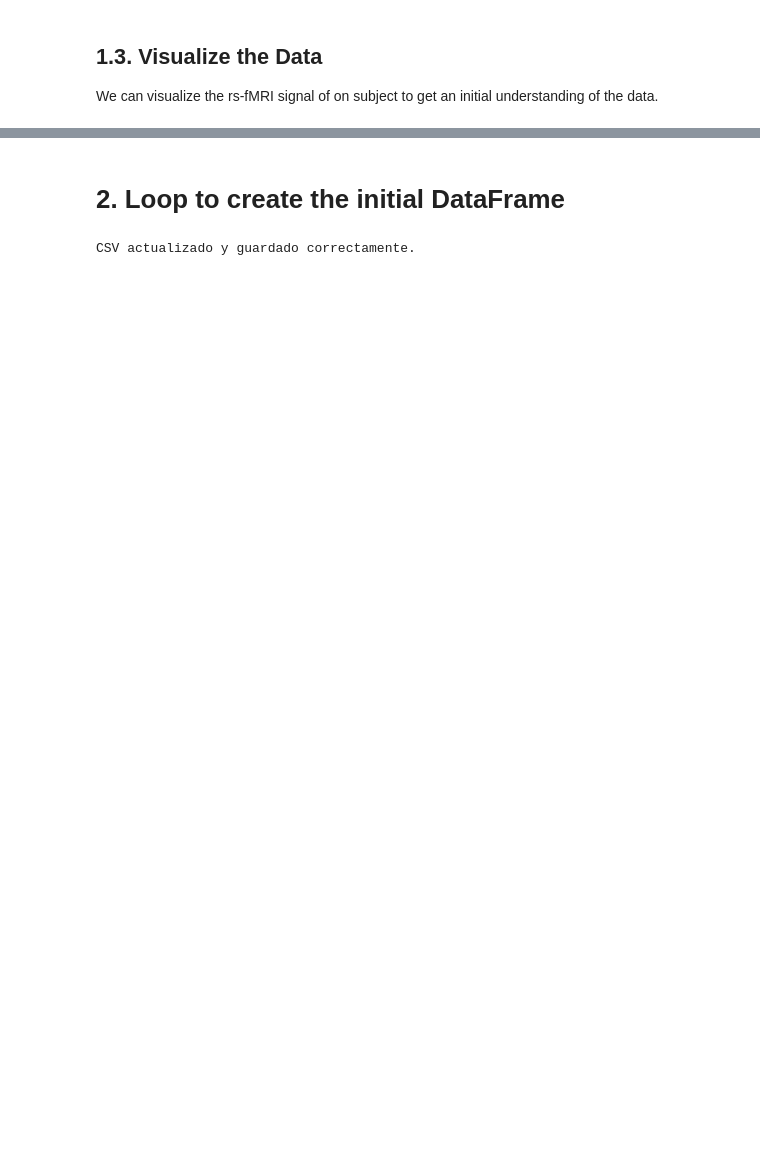
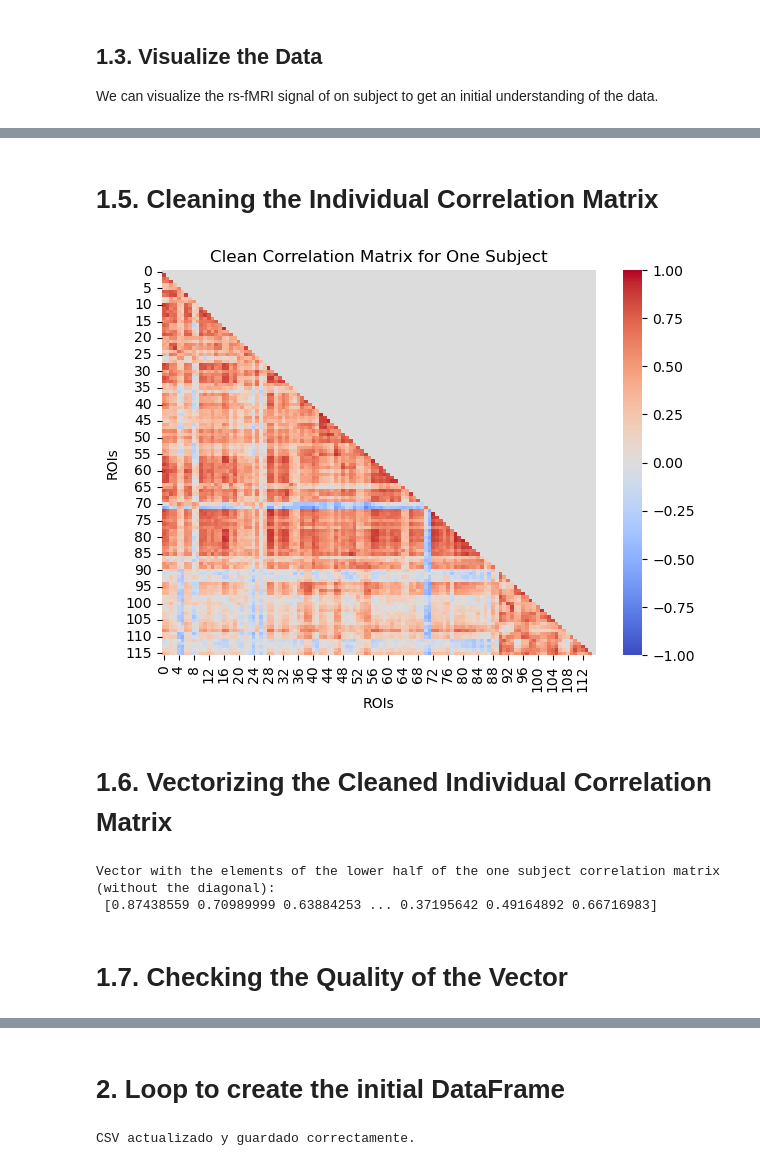
Before and after one commit to AgustinNR/BrainHack-BsAs-Humai-Team1, a Jupyter notebook: ADHD-fRMI-ROI-Classification-Project.ipynb, the cells around one changed output, grey strips where cells are left out. Drawn from its saved outputs; the diff is of its cells as text; code cells hidden in the pictures; blank space fills up the shorter version.

```diff
--- a/ADHD-fRMI-ROI-Classification-Project.ipynb
+++ b/ADHD-fRMI-ROI-Classification-Project.ipynb
@@ -106,0 +140,27 @@ plt.show()
+# %% [markdown]
+# 1.5. Cleaning the Individual Correlation Matrix
+# %%
+#Plotting just the lower triangule of the correlation matrix:
+lower_triangule = np.tril(correlation_matrix, k=-1)
+
+plt.figure(figsize=(7, 5))
+sns.heatmap(lower_triangule, annot=False, cmap='coolwarm', vmin=-1, vmax=1)
+plt.title('Clean Correlation Matrix for One Subject')
+plt.xlabel('ROIs')
+plt.ylabel('ROIs')
+plt.show()
+# %% [output]
+[figure, added]
+# %% [markdown]
+# 1.6. Vectorizing the Cleaned Individual Correlation Matrix
+# %%
+lower_triangle_indices = np.tril_indices(correlation_matrix.shape[0], k=-1)
+
+vectorized_lower_triangle = lower_triangule[lower_triangle_indices]
+
+print("Vector with the elements of the lower half of the one subject correlation matrix (without the diagonal):\n", vectorized_lower_triangle)
+# %% [output]
+Vector with the elements of the lower half of the one subject correlation matrix (without the diagonal):
+ [0.87438559 0.70989999 0.63884253 ... 0.37195642 0.49164892 0.66716983]
+# %% [markdown]
+# 1.7. Checking the Quality of the Vector
```
Also changed, not shown: parts of 10 cells of this notebook, 1 other file.
